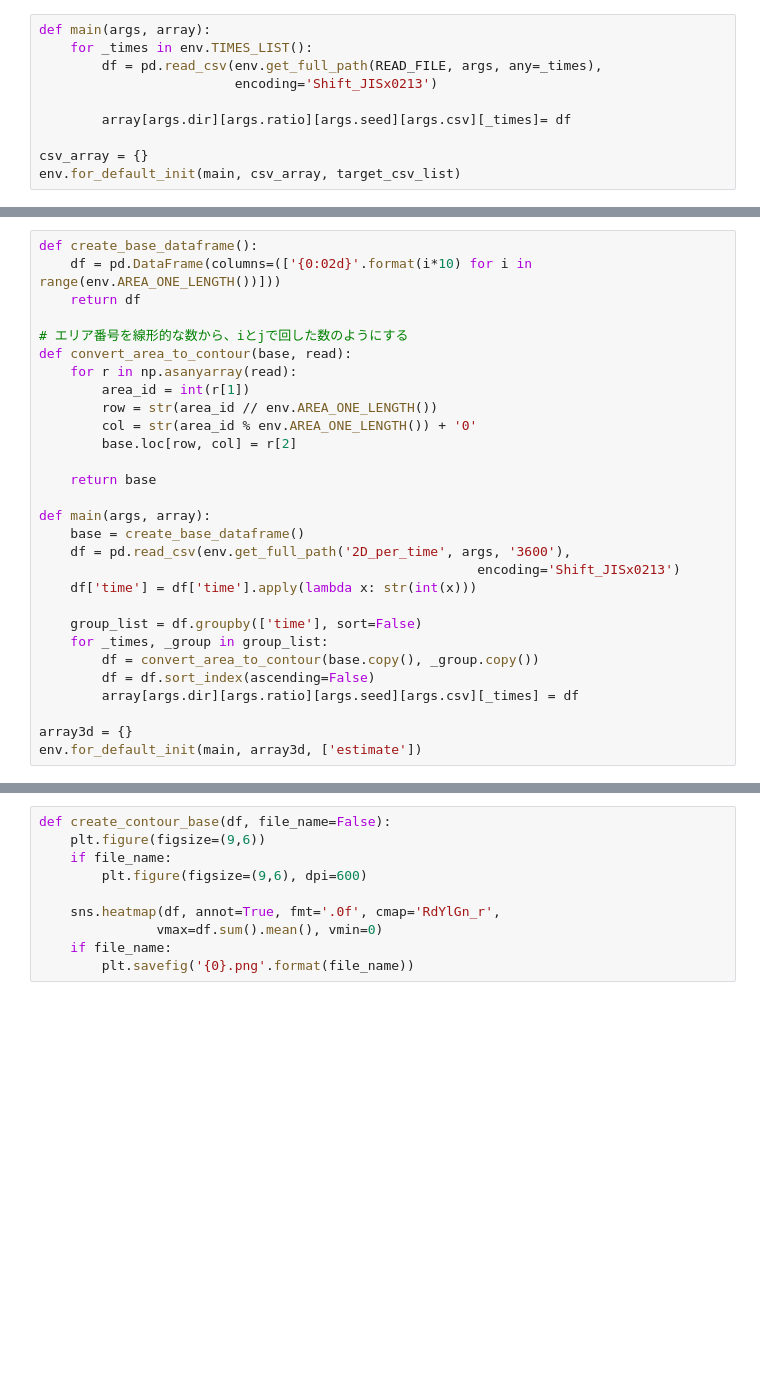
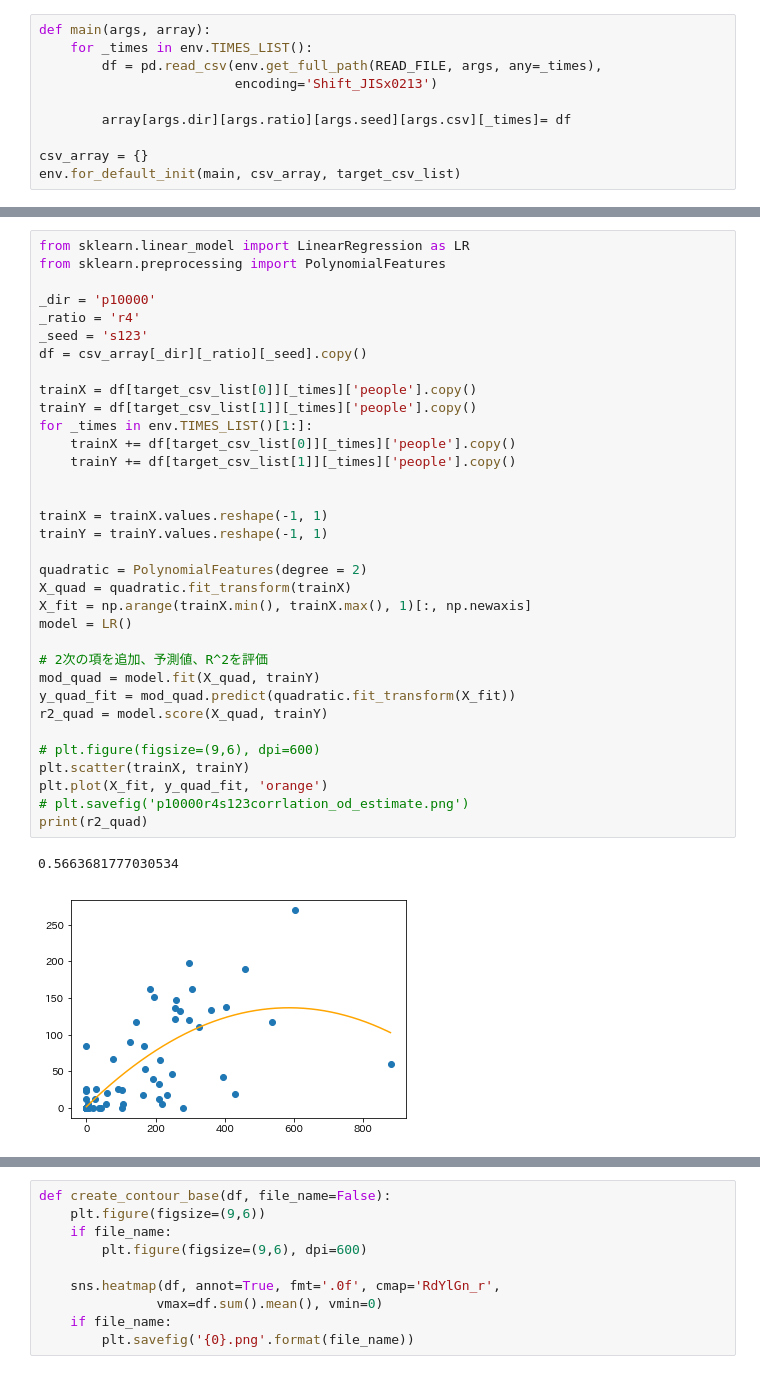
Before and after one commit to KessaPassa/jupyter, a Jupyter notebook: 20190803/corrlation_2d.ipynb, the cells around one changed output, grey strips where cells are left out. Drawn from its saved outputs; the diff is of its cells as text; blank space fills up the shorter version.

```diff
--- a/20190803/corrlation_2d.ipynb
+++ b/20190803/corrlation_2d.ipynb
@@ -60,29 +55,37 @@ print(csv_array[_dir][_ratio][_seed]['estimate']['3600']['people'].sum())
-# %%
-def create_base_dataframe():
-    df = pd.DataFrame(columns=(['{0:02d}'.format(i*10) for i in range(env.AREA_ONE_LENGTH())]))
-    return df
-
-# エリア番号を線形的な数から、iとjで回した数のようにする
-def convert_area_to_contour(base, read):
-    for r in np.asanyarray(read):
-        area_id = int(r[1])
-        row = str(area_id // env.AREA_ONE_LENGTH())
-        col = str(area_id % env.AREA_ONE_LENGTH()) + '0'
-        base.loc[row, col] = r[2]
-
-    return base
-
-def main(args, array):
-    base = create_base_dataframe()
-    df = pd.read_csv(env.get_full_path('2D_per_time', args, '3600'),
-                                                        encoding='Shift_JISx0213')
-    df['time'] = df['time'].apply(lambda x: str(int(x)))
-
-    group_list = df.groupby(['time'], sort=False)
-    for _times, _group in group_list:
-        df = convert_area_to_contour(base.copy(), _group.copy())
-        df = df.sort_index(ascending=False)
-        array[args.dir][args.ratio][args.seed][args.csv][_times] = df
-
-array3d = {}
-env.for_default_init(main, array3d, ['estimate'])
+# %%
+from sklearn.linear_model import LinearRegression as LR
+from sklearn.preprocessing import PolynomialFeatures
+
+_dir = 'p10000'
+_ratio = 'r4'
+_seed = 's123'
+df = csv_array[_dir][_ratio][_seed].copy()
+
+trainX = df[target_csv_list[0]][_times]['people'].copy()
+trainY = df[target_csv_list[1]][_times]['people'].copy()
+for _times in env.TIMES_LIST()[1:]:
+    trainX += df[target_csv_list[0]][_times]['people'].copy()
+    trainY += df[target_csv_list[1]][_times]['people'].copy()
+
+
+trainX = trainX.values.reshape(-1, 1)
+trainY = trainY.values.reshape(-1, 1)
+
+quadratic = PolynomialFeatures(degree = 2)
+X_quad = quadratic.fit_transform(trainX)
+X_fit = np.arange(trainX.min(), trainX.max(), 1)[:, np.newaxis]
+model = LR()
+
+# 2次の項を追加、予測値、R^2を評価
+mod_quad = model.fit(X_quad, trainY)
+y_quad_fit = mod_quad.predict(quadratic.fit_transform(X_fit))
+r2_quad = model.score(X_quad, trainY)
+
+# plt.figure(figsize=(9,6), dpi=600)
+plt.scatter(trainX, trainY)
+plt.plot(X_fit, y_quad_fit, 'orange')
+# plt.savefig('p10000r4s123corrlation_od_estimate.png')
+print(r2_quad)
+# %% [output]
+0.5663681777030534
+[figure, added]
```
Also changed, not shown: parts of 7 cells of this notebook, 13 other files.
